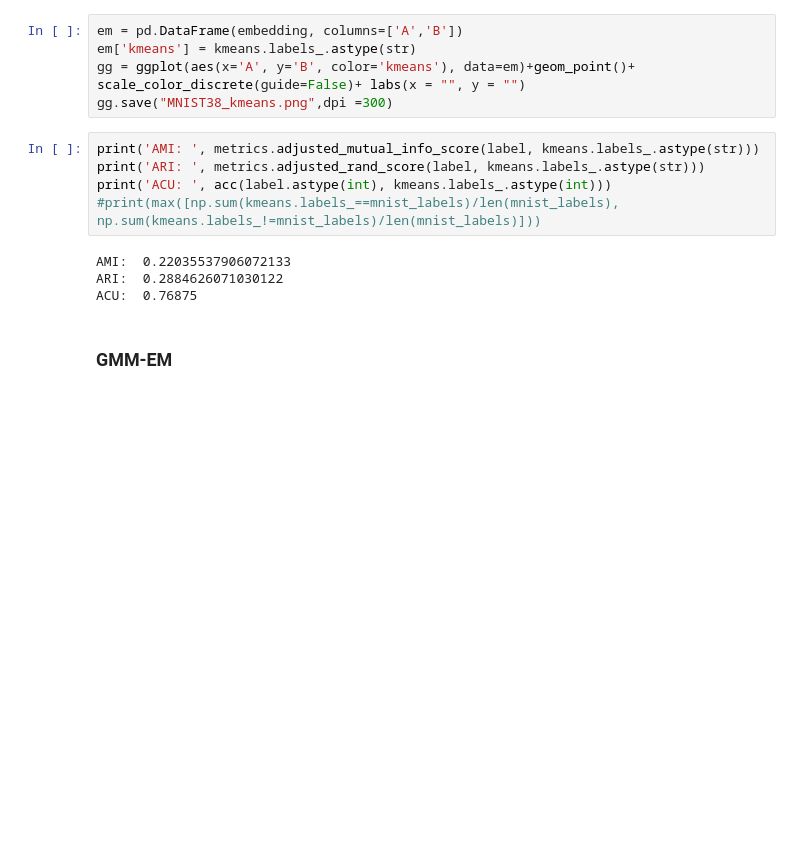
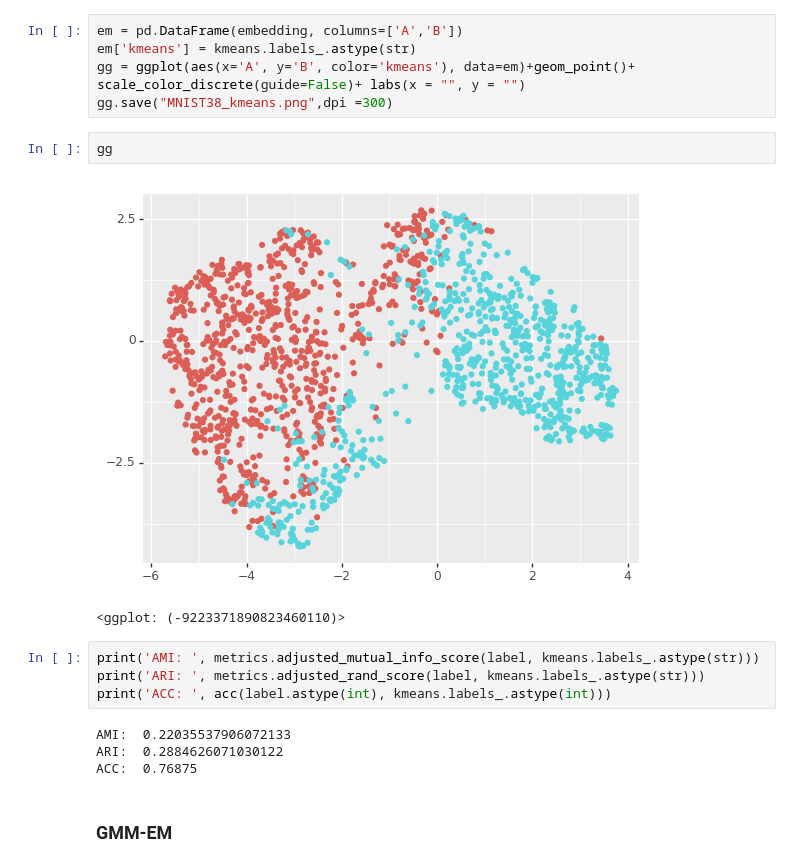
Before and after one commit to violetr/fem, a Jupyter notebook: python/experiments-MNIST.ipynb, the cells around one changed output. Saved outputs shown, nothing was run; the diff lists cells and outputs as text; blank space fills up the shorter version.

```diff
--- a/python/experiments-MNIST.ipynb
+++ b/python/experiments-MNIST.ipynb
@@ -168,15 +140,19 @@ em = pd.DataFrame(embedding, columns=['A','B'])
 em['kmeans'] = kmeans.labels_.astype(str)
 gg = ggplot(aes(x='A', y='B', color='kmeans'), data=em)+geom_point()+ scale_color_discrete(guide=False)+ labs(x = "", y = "")
 gg.save("MNIST38_kmeans.png",dpi =300)
+# %%
+gg
+# %% [output]
+[figure, added]
+<ggplot: (-9223371890823460110)>
 # %%
 print('AMI: ', metrics.adjusted_mutual_info_score(label, kmeans.labels_.astype(str)))
 print('ARI: ', metrics.adjusted_rand_score(label, kmeans.labels_.astype(str)))
-print('ACU: ', acc(label.astype(int), kmeans.labels_.astype(int)))
-#print(max([np.sum(kmeans.labels_==mnist_labels)/len(mnist_labels), np.sum(kmeans.labels_!=mnist_labels)/len(mnist_labels)]))
+print('ACC: ', acc(label.astype(int), kmeans.labels_.astype(int)))
 # %% [output]
 AMI:  0.22035537906072133
 ARI:  0.2884626071030122
-ACU:  0.76875
+ACC:  0.76875
 # %% [markdown]
 ### GMM-EM
 # %%
```
Also changed, not shown: parts of 65 cells of this notebook, 2 other files.
